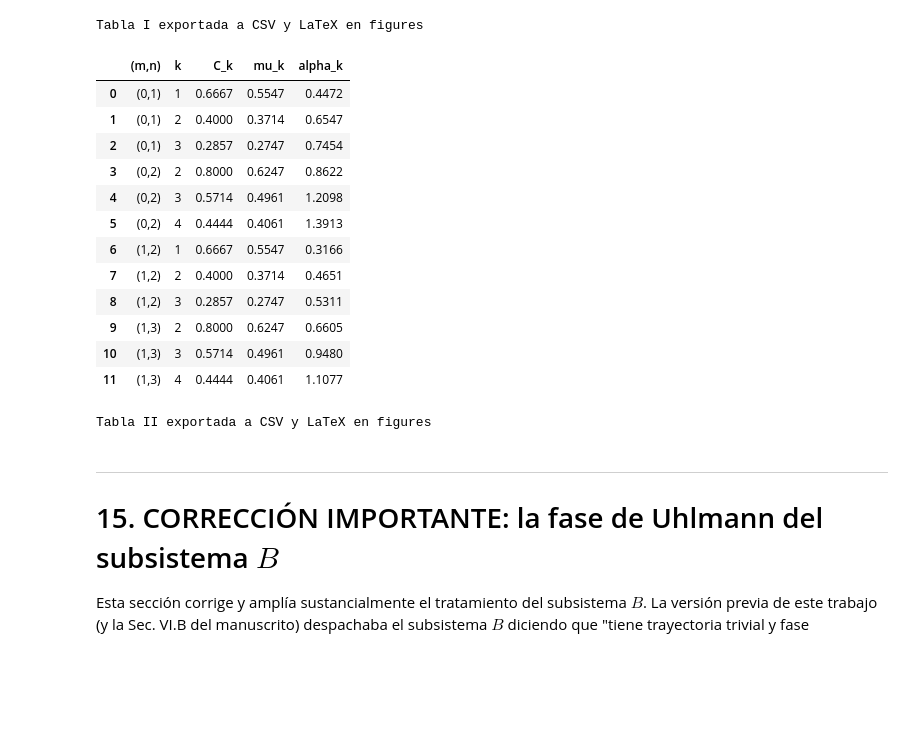
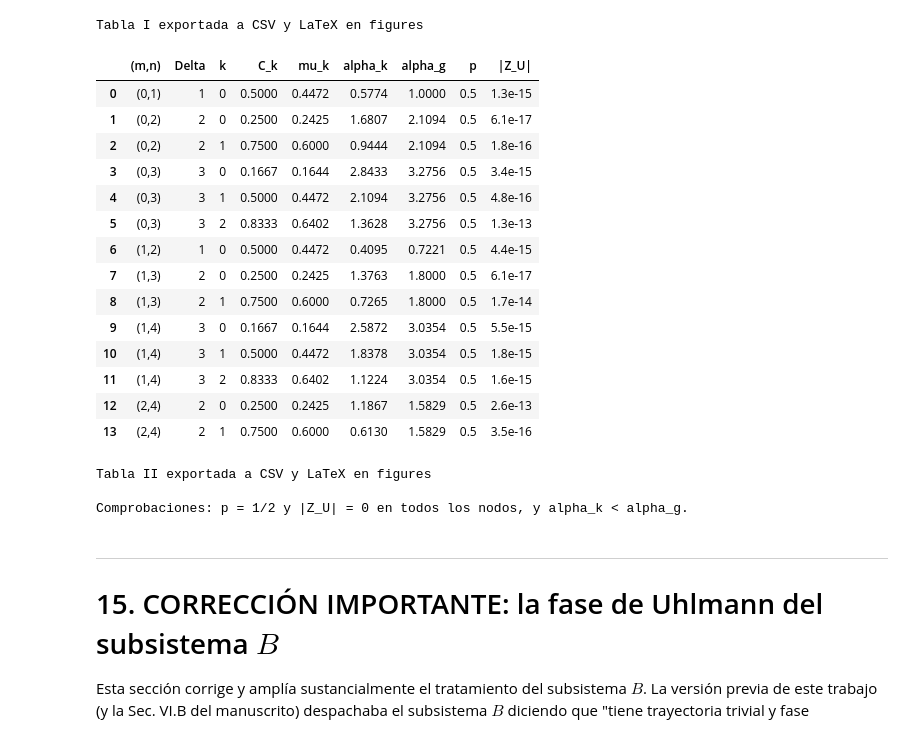
Before and after one commit to frojas371-a11y/prueba, a Jupyter notebook: notebook/pacs_berry_uhlmann.ipynb, the cells around one changed output. Saved outputs shown, nothing was run; the diff lists cells and outputs as text; code cells hidden in the pictures; blank space fills up the shorter version.

```diff
--- a/notebook/pacs_berry_uhlmann.ipynb
+++ b/notebook/pacs_berry_uhlmann.ipynb
@@ -944,0 +1110,21 @@ diferencia maxima frente a la Tabla II publicada: 4.6329292020419466e-05
+# %%
+
+# ============================================================
+# Celda 15ter — Los nodos corregidos SON ceros; los del manuscrito no
+# ============================================================
+print("Nodos con la formula corregida  C_k = (2k+1)/(2*Delta),  k=0..Delta-1")
+print(f"{'Delta':>6}{'k':>3}{'C_k':>9}  {'|Tr[rho U_hol]| (ODE)':>22}")
+for D in [1, 2, 3]:
+    for k in nodal_k_range(D):
+        Ck = nodal_Ck(k, D)
+        _, v = uhlmann_ode(0.5, Ck, D, 2500)
+        print(f"{D:6d}{k:3d}{Ck:9.4f}  {abs(v):22.2e}")
+
+print("\nNodos que predecia el manuscrito  C_k = 2*Delta/(2k+1),  k>=Delta")
+print(f"{'Delta':>6}{'k':>3}{'C_k':>9}  {'|Tr[rho U_hol]| (ODE)':>22}")
+for D in [2]:
+    for k in [D, D + 1, D + 2]:
+        Ck = 2*D/(2*k + 1)
+        _, v = uhlmann_ode(0.5, Ck, D, 2500)
+        print(f"{D:6d}{k:3d}{Ck:9.4f}  {abs(v):22.4f}")
+print("\n=> Los primeros se anulan a ~1e-15; los segundos no se anulan en absoluto.")
@@ -1135,40 +1338,54 @@ Tabla I exportada a CSV y LaTeX en figures
 # %%
 
 # ============================================================
-# Celda 20 — Tabla II: primeras singularidades nodales
+# Celda 20 — Tabla II CORREGIDA: singularidades nodales
+# ------------------------------------------------------------
+# Con C_k = (2k+1)/(2*Delta) y k = 0..Delta-1 hay exactamente Delta nodos
+# por familia (m,n). Se verifica ademas que |Z_U| se anula en cada uno.
 # ============================================================
-def tabla2():
-    entries = [(0,1,[1,2,3]), (0,2,[2,3,4]), (1,2,[1,2,3]), (1,3,[2,3,4])]
+def tabla2(pairs=((0,1),(0,2),(0,3),(1,2),(1,3),(1,4),(2,4))):
     rows = []
-    for m, n, ks in entries:
-        for k in ks:
+    for (m, n) in pairs:
+        D = n - m
+        for k in nodal_k_range(D):
             Ck, muk, alphak = nodal_point(k, m, n)
-            rows.append({"(m,n)": f"({m},{n})", "k": k,
+            p_here = population_p(muk, alphak, m, n)
+            rows.append({"(m,n)": f"({m},{n})", "Delta": D, "k": k,
                          "C_k": round(Ck, 4), "mu_k": round(muk, 4),
-                         "alpha_k": round(alphak, 4)})
+                         "alpha_k": round(alphak, 4),
+                         "alpha_g": round(alpha_g(m, n), 4),
+                         "p": round(p_here, 10),
+                         "|Z_U|": f"{abs(uhlmann_ZU(p_here, Ck, D)):.1e}"})
     return pd.DataFrame(rows)
 
 df_tabla2 = tabla2()
 display(df_tabla2)
 df_tabla2.to_csv(os.path.join(FIGDIR, "tabla2_nodos.csv"), index=False)
 with open(os.path.join(FIGDIR, "tabla2_nodos.tex"), "w") as f:
     f.write(df_tabla2.to_latex(index=False))
 print("Tabla II exportada a CSV y LaTeX en", FIGDIR)
+print("\nComprobaciones: p = 1/2 y |Z_U| = 0 en todos los nodos, y alpha_k < alpha_g.")
+assert (df_tabla2["p"] - 0.5).abs().max() < 1e-9
+assert (df_tabla2["alpha_k"] < df_tabla2["alpha_g"]).all()
 # %% [output]
-|  | (m,n) | k | C_k | mu_k | alpha_k |
-| 0 | (0,1) | 1 | 0.6667 | 0.5547 | 0.4472 |
-| 1 | (0,1) | 2 | 0.4000 | 0.3714 | 0.6547 |
-| 2 | (0,1) | 3 | 0.2857 | 0.2747 | 0.7454 |
-| 3 | (0,2) | 2 | 0.8000 | 0.6247 | 0.8622 |
-| 4 | (0,2) | 3 | 0.5714 | 0.4961 | 1.2098 |
-| 5 | (0,2) | 4 | 0.4444 | 0.4061 | 1.3913 |
-| 6 | (1,2) | 1 | 0.6667 | 0.5547 | 0.3166 |
-| 7 | (1,2) | 2 | 0.4000 | 0.3714 | 0.4651 |
-| 8 | (1,2) | 3 | 0.2857 | 0.2747 | 0.5311 |
-| 9 | (1,3) | 2 | 0.8000 | 0.6247 | 0.6605 |
-| 10 | (1,3) | 3 | 0.5714 | 0.4961 | 0.9480 |
-| 11 | (1,3) | 4 | 0.4444 | 0.4061 | 1.1077 |
+|  | (m,n) | Delta | k | C_k | mu_k | alpha_k | alpha_g | p | |Z_U| |
+| 0 | (0,1) | 1 | 0 | 0.5000 | 0.4472 | 0.5774 | 1.0000 | 0.5 | 1.3e-15 |
+| 1 | (0,2) | 2 | 0 | 0.2500 | 0.2425 | 1.6807 | 2.1094 | 0.5 | 6.1e-17 |
+| 2 | (0,2) | 2 | 1 | 0.7500 | 0.6000 | 0.9444 | 2.1094 | 0.5 | 1.8e-16 |
+| 3 | (0,3) | 3 | 0 | 0.1667 | 0.1644 | 2.8433 | 3.2756 | 0.5 | 3.4e-15 |
+| 4 | (0,3) | 3 | 1 | 0.5000 | 0.4472 | 2.1094 | 3.2756 | 0.5 | 4.8e-16 |
+| 5 | (0,3) | 3 | 2 | 0.8333 | 0.6402 | 1.3628 | 3.2756 | 0.5 | 1.3e-13 |
+| 6 | (1,2) | 1 | 0 | 0.5000 | 0.4472 | 0.4095 | 0.7221 | 0.5 | 4.4e-15 |
+| 7 | (1,3) | 2 | 0 | 0.2500 | 0.2425 | 1.3763 | 1.8000 | 0.5 | 6.1e-17 |
+| 8 | (1,3) | 2 | 1 | 0.7500 | 0.6000 | 0.7265 | 1.8000 | 0.5 | 1.7e-14 |
+| 9 | (1,4) | 3 | 0 | 0.1667 | 0.1644 | 2.5872 | 3.0354 | 0.5 | 5.5e-15 |
+| 10 | (1,4) | 3 | 1 | 0.5000 | 0.4472 | 1.8378 | 3.0354 | 0.5 | 1.8e-15 |
+| 11 | (1,4) | 3 | 2 | 0.8333 | 0.6402 | 1.1224 | 3.0354 | 0.5 | 1.6e-15 |
+| 12 | (2,4) | 2 | 0 | 0.2500 | 0.2425 | 1.1867 | 1.5829 | 0.5 | 2.6e-13 |
+| 13 | (2,4) | 2 | 1 | 0.7500 | 0.6000 | 0.6130 | 1.5829 | 0.5 | 3.5e-16 |
 Tabla II exportada a CSV y LaTeX en figures
+
+Comprobaciones: p = 1/2 y |Z_U| = 0 en todos los nodos, y alpha_k < alpha_g.
 # %% [markdown]
 
 ---
```
Also changed, not shown: parts of 16 cells of this notebook, 22 other files.
